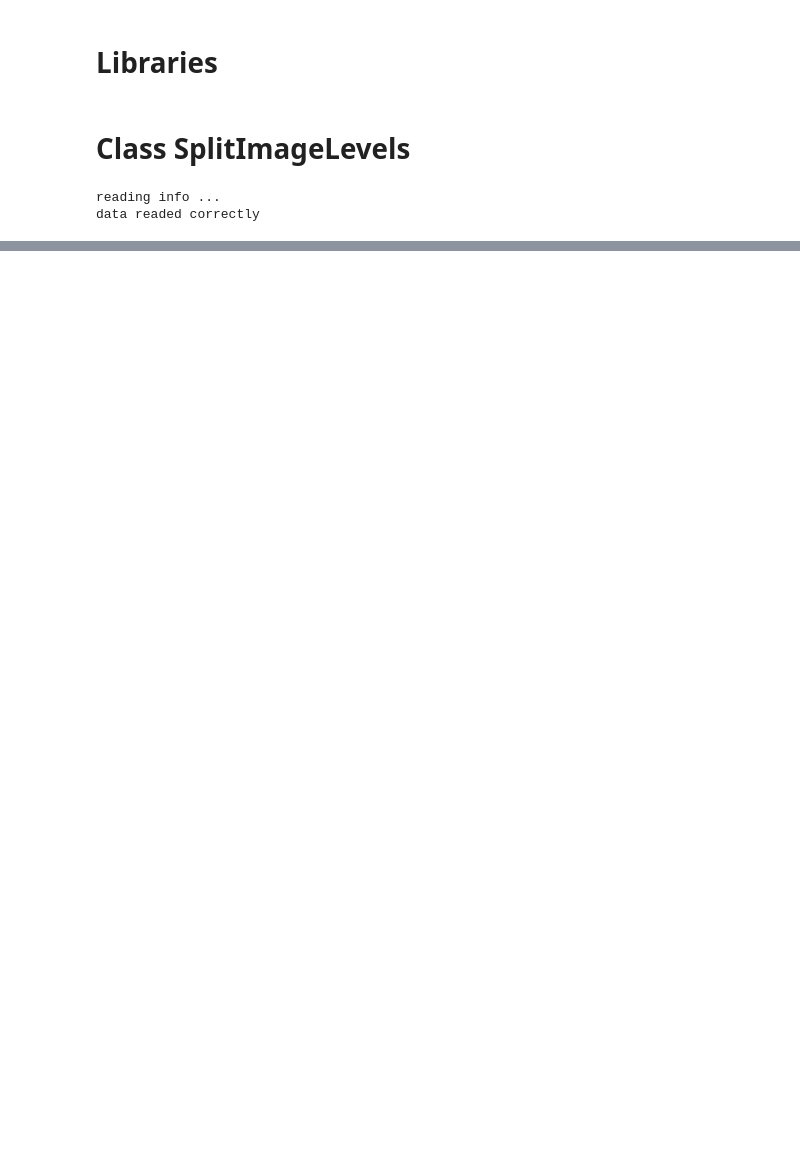
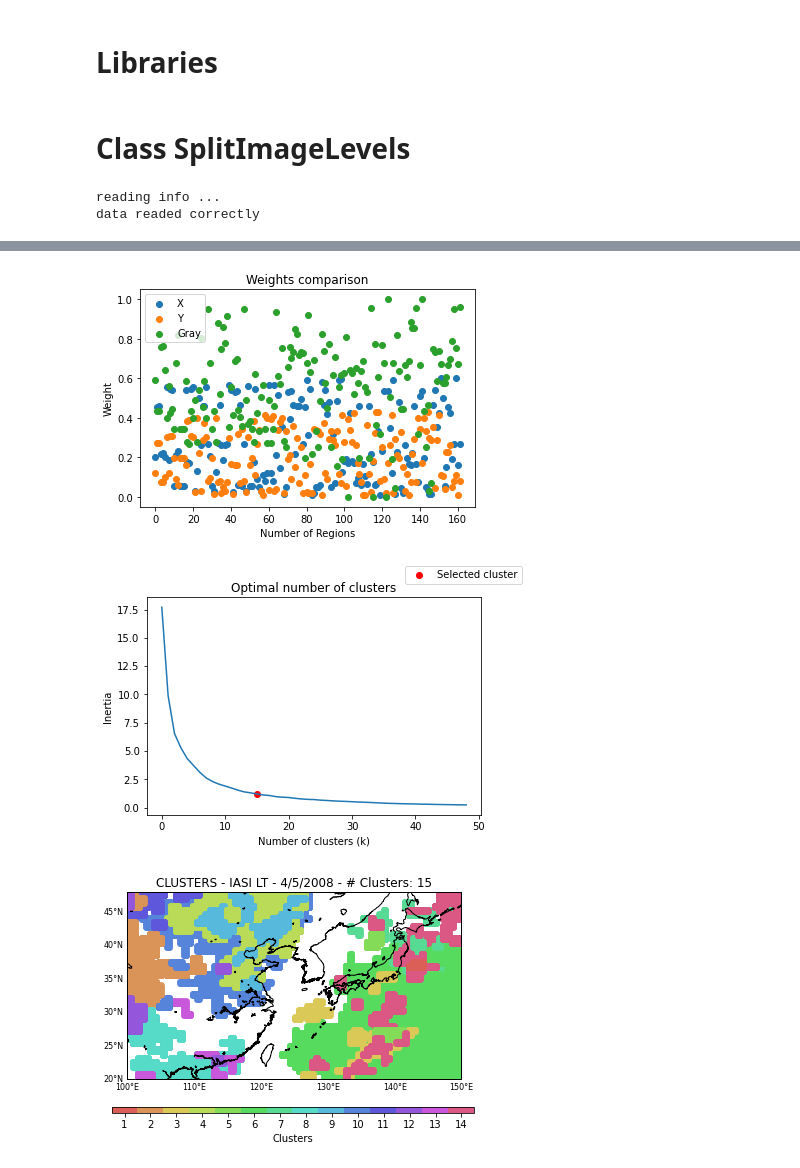
Before and after one commit to kmiloarguello/ozone-pollution, a Jupyter notebook: main.ipynb, the cells around one changed output, grey strips where cells are left out. Drawn from its saved outputs; the diff is of its cells as text; code cells hidden in the pictures; blank space fills up the shorter version.

```diff
--- a/main.ipynb
+++ b/main.ipynb
@@ -874,10 +913,11 @@ imageLT = SplitImageLevels()
 
 imageLT.set_year(2008)
 imageLT.set_month(5)
-imageLT.set_day(6)
+imageLT.set_day(4)
 imageLT.set_image_type("LT")
 imageLT.set_image_name("levels")
-imageLT.set_weight_gray_values(40)
+imageLT.set_weight_gray_values(30)
+imageLT.set_cluster_value(15)
 
 imageLT.get_image_by_leves()
 # %% [output]
@@ -902,0 +931,10 @@ filename image-temp.png
+# %%
+image, _, background = imageLT.filter_image(gray)
+regions, _ = imageLT.get_mser_regions(image)
+regx, regy, polys, lines, values = imageLT.set_mser_regions(image, background, regions[:])
+# %%
+labels, centers = imageLT.classify_neighbors(image, regx, regy,polys, values)
+# %% [output]
+[figure, added]
+[figure, added]
+[figure, added]
```
Also changed, not shown: parts of 10 cells of this notebook.
